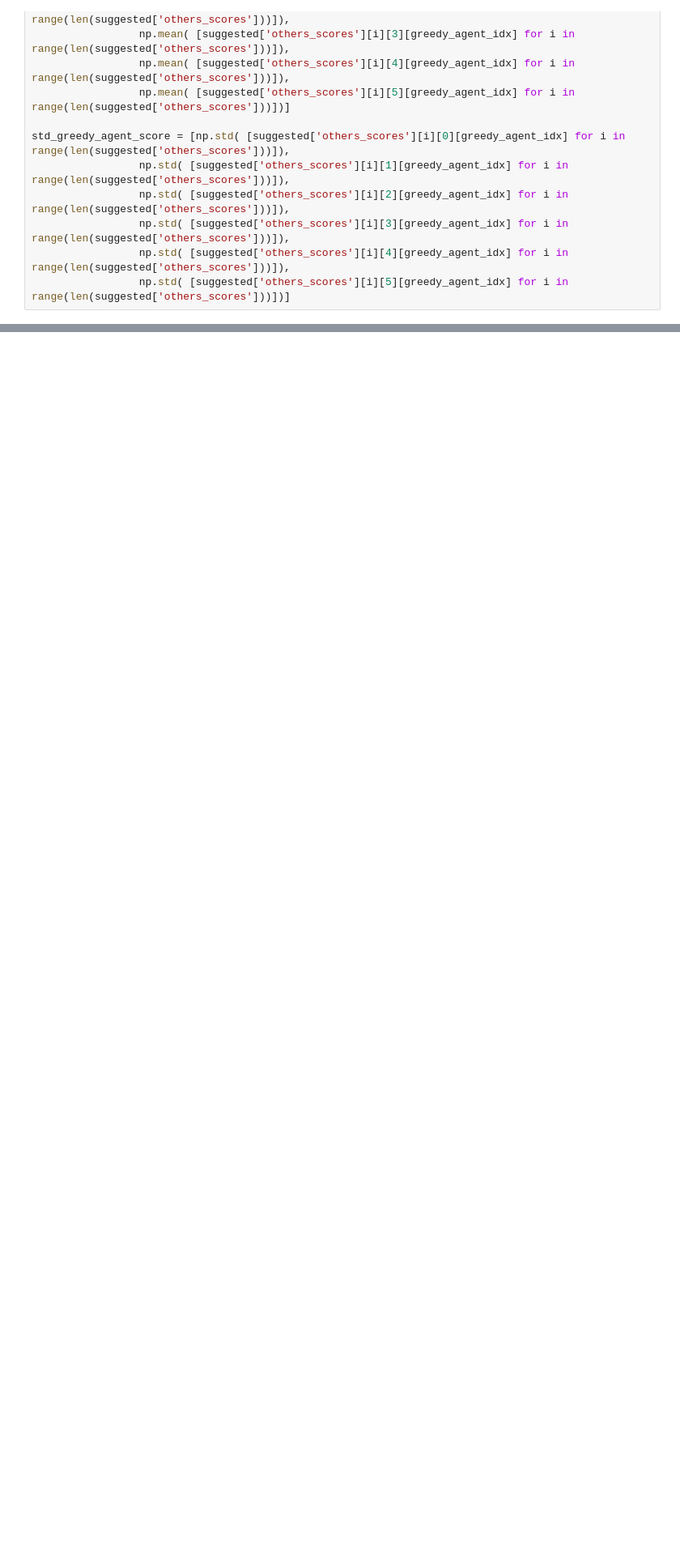
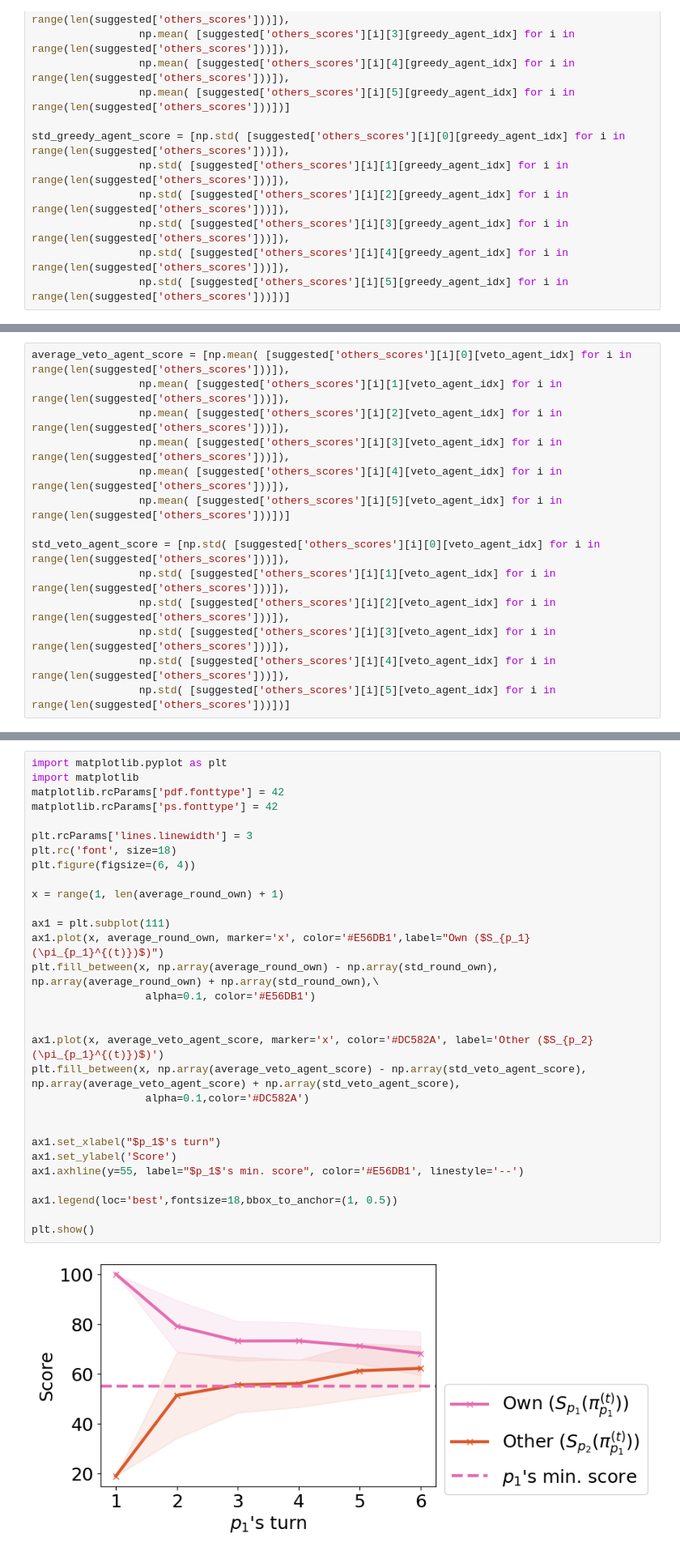
Before and after one commit to S-Abdelnabi/LLM-Deliberation, a Jupyter notebook: deals_evaluation.ipynb, the cells around one changed output, grey strips where cells are left out. Shown: that part at 81% size. Saved outputs shown, nothing was run; the diff lists cells and outputs as text; blank space fills up the shorter version.

```diff
--- a/deals_evaluation.ipynb
+++ b/deals_evaluation.ipynb
@@ -352,0 +380,14 @@ plt.show()
+# %%
+average_veto_agent_score = [np.mean( [suggested['others_scores'][i][0][veto_agent_idx] for i in range(len(suggested['others_scores']))]),
+                 np.mean( [suggested['others_scores'][i][1][veto_agent_idx] for i in range(len(suggested['others_scores']))]),
+                 np.mean( [suggested['others_scores'][i][2][veto_agent_idx] for i in range(len(suggested['others_scores']))]),
+                 np.mean( [suggested['others_scores'][i][3][veto_agent_idx] for i in range(len(suggested['others_scores']))]),
+                 np.mean( [suggested['others_scores'][i][4][veto_agent_idx] for i in range(len(suggested['others_scores']))]),
+                 np.mean( [suggested['others_scores'][i][5][veto_agent_idx] for i in range(len(suggested['others_scores']))])]
+
+std_veto_agent_score = [np.std( [suggested['others_scores'][i][0][veto_agent_idx] for i in range(len(suggested['others_scores']))]),
+                 np.std( [suggested['others_scores'][i][1][veto_agent_idx] for i in range(len(suggested['others_scores']))]),
+                 np.std( [suggested['others_scores'][i][2][veto_agent_idx] for i in range(len(suggested['others_scores']))]),
+                 np.std( [suggested['others_scores'][i][3][veto_agent_idx] for i in range(len(suggested['others_scores']))]),
+                 np.std( [suggested['others_scores'][i][4][veto_agent_idx] for i in range(len(suggested['others_scores']))]),
+                 np.std( [suggested['others_scores'][i][5][veto_agent_idx] for i in range(len(suggested['others_scores']))])]
@@ -352,0 +398,32 @@ plt.show()
+# %%
+import matplotlib.pyplot as plt
+import matplotlib
+matplotlib.rcParams['pdf.fonttype'] = 42
+matplotlib.rcParams['ps.fonttype'] = 42
+
+plt.rcParams['lines.linewidth'] = 3
+plt.rc('font', size=18)
+plt.figure(figsize=(6, 4))
+
+x = range(1, len(average_round_own) + 1)
+
+ax1 = plt.subplot(111)
+ax1.plot(x, average_round_own, marker='x', color='#E56DB1',label="Own ($S_{p_1}(\pi_{p_1}^{(t)})$)")
+plt.fill_between(x, np.array(average_round_own) - np.array(std_round_own), np.array(average_round_own) + np.array(std_round_own),\
+                  alpha=0.1, color='#E56DB1')
+
+
+ax1.plot(x, average_veto_agent_score, marker='x', color='#DC582A', label='Other ($S_{p_2}(\pi_{p_1}^{(t)})$)')
+plt.fill_between(x, np.array(average_veto_agent_score) - np.array(std_veto_agent_score), np.array(average_veto_agent_score) + np.array(std_veto_agent_score),
+                  alpha=0.1,color='#DC582A')
+
+
+ax1.set_xlabel("$p_1$'s turn")
+ax1.set_ylabel('Score')
+ax1.axhline(y=55, label="$p_1$'s min. score", color='#E56DB1', linestyle='--')
+
+ax1.legend(loc='best',fontsize=18,bbox_to_anchor=(1, 0.5))
+
+plt.show()
+# %% [output]
+[figure, added]
```
Also changed, not shown: parts of 23 cells of this notebook.
